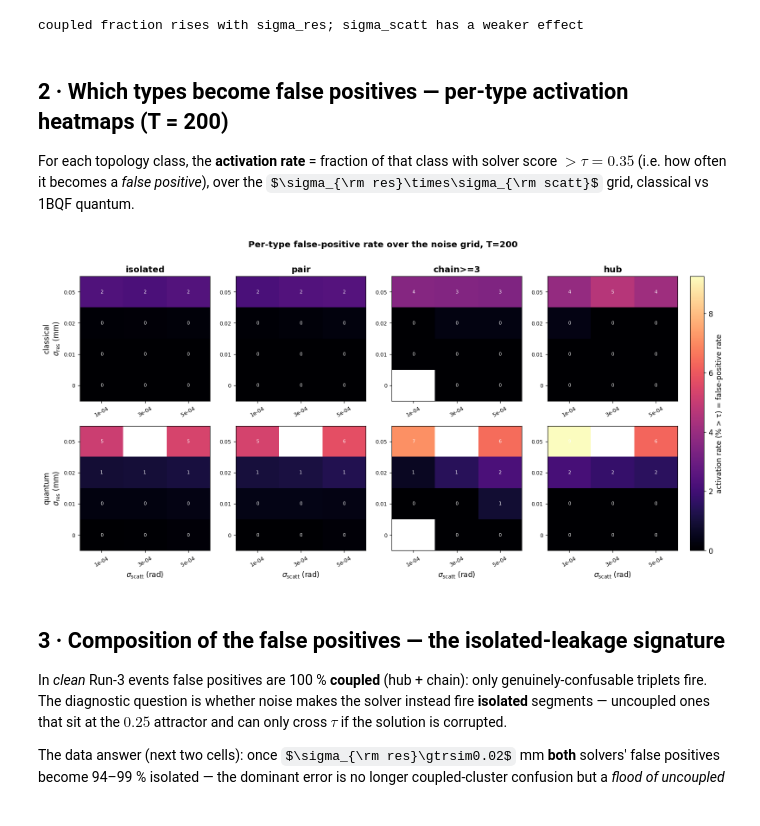
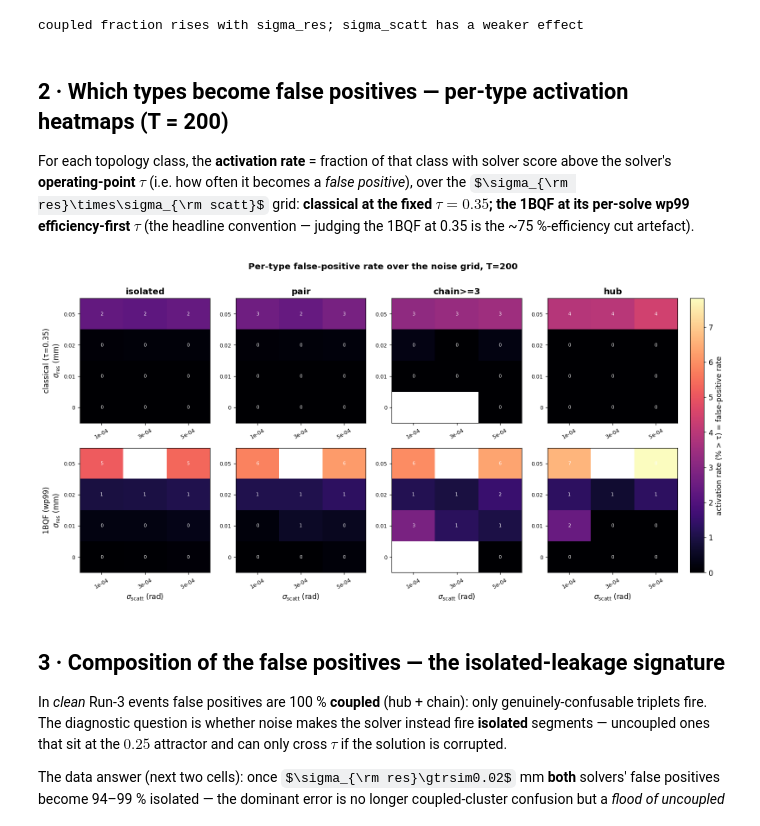
Before and after one commit to GeorgeWilliam1999/Quantum_Track_Reconstruction, a Jupyter notebook: Toy_Characterisation/Epsilon_study_2/false_positive_types.ipynb, the cells around one changed output. Cells and saved outputs as stored; diff of their text form; code cells hidden in the pictures; some formulas as TeX source.

```diff
--- a/Toy_Characterisation/Epsilon_study_2/false_positive_types.ipynb
+++ b/Toy_Characterisation/Epsilon_study_2/false_positive_types.ipynb
@@ -37,8 +37,10 @@ print('cells:', df.groupby(['sigma_res','sigma_scatt']).ngroups,
       '| sigma_res:', SR, '| sigma_scatt:', SS)
 
 # mean over reps -> one row per (sigma_res, sigma_scatt, n_trk, type)
+# act_Q_wp = 1BQF activation at its per-solve wp99 HEADLINE working point
+# (efficiency-first; wp99 log 2026-06-14); act_Q = fixed-tau=0.35 record.
 agg = (df.groupby(['sigma_res','sigma_scatt','n_trk','type'], as_index=False)
-         [['count','act_C','act_Q']].mean())
+         [['count','act_C','act_Q','act_Q_wp']].mean())
 
 print('loaded', len(df), 'rows')
 # %% [output]
@@ -97,8 +99,11 @@ coupled fraction rises with sigma_res; sigma_scatt has a weaker effect
 ## 2 · Which types become false positives — per-type activation heatmaps (T = 200)
 
 For each topology class, the **activation rate** = fraction of that class with
-solver score $> \tau = 0.35$ (i.e. how often it becomes a *false positive*), over the
-$\sigma_{\rm res}\times\sigma_{\rm scatt}$ grid, classical vs 1BQF quantum.
+solver score above the solver's **operating-point** $\tau$ (i.e. how often it becomes
+a *false positive*), over the $\sigma_{\rm res}\times\sigma_{\rm scatt}$ grid:
+**classical at the fixed $\tau=0.35$; the 1BQF at its per-solve wp99
+efficiency-first $\tau$** (the headline convention — judging the 1BQF at 0.35 is
+the ~75 %-efficiency cut artefact).
 # %%
 T = 200
 sub = agg[agg['n_trk']==T]
@@ -106,36 +111,36 @@ def grid_rate(solver):
     out = {}
     for t in FALSE_TYPES:
         g = np.full((len(SR), len(SS)), np.nan)
         for a,sr in enumerate(SR):
             for b,ss in enumerate(SS):
                 s = sub[(sub['sigma_res']==sr)&(sub['sigma_scatt']==ss)&(sub['type']==t)]
                 if len(s):
                     c = float(s['count'].iloc[0]); act = float(s[solver].iloc[0])
                     g[a,b] = 100*act/c if c>0 else np.nan
         out[t] = g
     return out
-rates = {'classical':grid_rate('act_C'), 'quantum':grid_rate('act_Q')}
+rates = {'classical (τ=0.35)':grid_rate('act_C'), '1BQF (wp99)':grid_rate('act_Q_wp')}
 
 fig, axes = plt.subplots(2, 4, figsize=(17, 7.5))
 vmax = np.nanmax([np.nanmax(rates[s][t]) for s in rates for t in FALSE_TYPES])
-for r,solver in enumerate(['classical','quantum']):
+for r,solver in enumerate(rates):
     for c,t in enumerate(FALSE_TYPES):
         ax = axes[r,c]; G = rates[solver][t]
         im = ax.imshow(G, origin='lower', aspect='auto', cmap='magma', vmin=0, vmax=vmax)
         ax.set_xticks(range(len(SS))); ax.set_xticklabels([f'{s:.0e}' for s in SS], fontsize=8, rotation=30)
         ax.set_yticks(range(len(SR))); ax.set_yticklabels([f'{s:g}' for s in SR], fontsize=8)
         for a in range(len(SR)):
             for b in range(len(SS)):
                 if np.isfinite(G[a,b]): ax.text(b,a,f'{G[a,b]:.0f}',ha='center',va='center',fontsize=7,color='w')
         if r==0: ax.set_title(t, fontweight='bold')
         if c==0: ax.set_ylabel(f'{solver}\n'+r'$\sigma_{\rm res}$ (mm)')
         if r==1: ax.set_xlabel(r'$\sigma_{\rm scatt}$ (rad)')
 fig.colorbar(im, ax=axes, fraction=0.025, pad=0.02, label='activation rate (% > τ) = false-positive rate')
 fig.suptitle(f'Per-type false-positive rate over the noise grid, T={T}', fontweight='bold', y=0.98)
 fig.savefig(FIG/'activation_by_type_grid_T200.png', bbox_inches='tight', facecolor='white')
 fig.savefig(FIG/'activation_by_type_grid_T200.pdf', bbox_inches='tight'); plt.show()
 # %% [output]
-[figure, old version]
+[figure, new version]
 # %% [markdown]
 ## 3 · Composition of the false positives — the isolated-leakage signature
 
```
Also changed, not shown: parts of 4 cells of this notebook, 52 other files.
